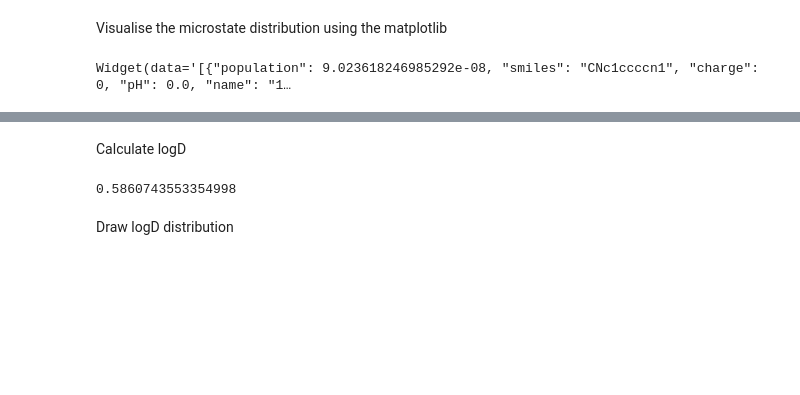
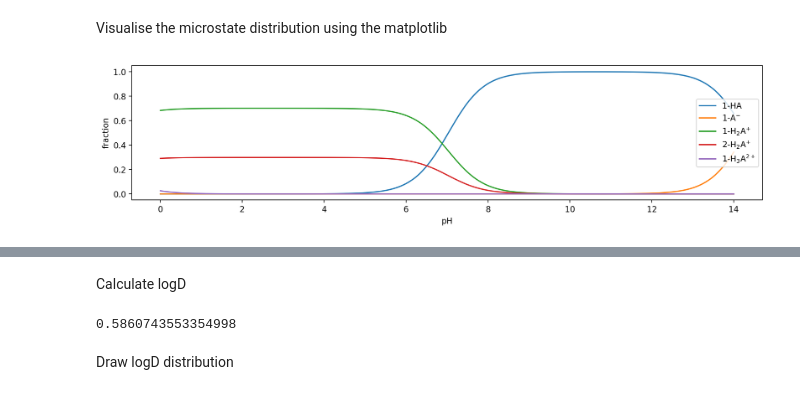
Before and after one commit to finlayiainmaclean/unipka, a Jupyter notebook: example.ipynb, the cells around one changed output, grey strips where cells are left out. Drawn from its saved outputs; the diff is of its cells as text; code cells hidden in the pictures; blank space fills up the shorter version.

```diff
--- a/example.ipynb
+++ b/example.ipynb
@@ -73,6 +74,6 @@ Widget(data='[{"population": 9.02361416753031e-08, "smiles": "CNc1ccccn1", "char
 # %% [markdown]
 Visualise the microstate distribution using the matplotlib
 # %%
-calc.draw_distribution("N1=CC=CC=C1NC", mode="jupyter")
+calc.draw_distribution("N1=CC=CC=C1NC", mode="matplotlib")
 # %% [output]
-Widget(data='[{"population": 9.023618246985292e-08, "smiles": "CNc1ccccn1", "charge": 0, "pH": 0.0, "name": "1…
+[figure, added]
```
Also changed, not shown: parts of 6 cells of this notebook.
